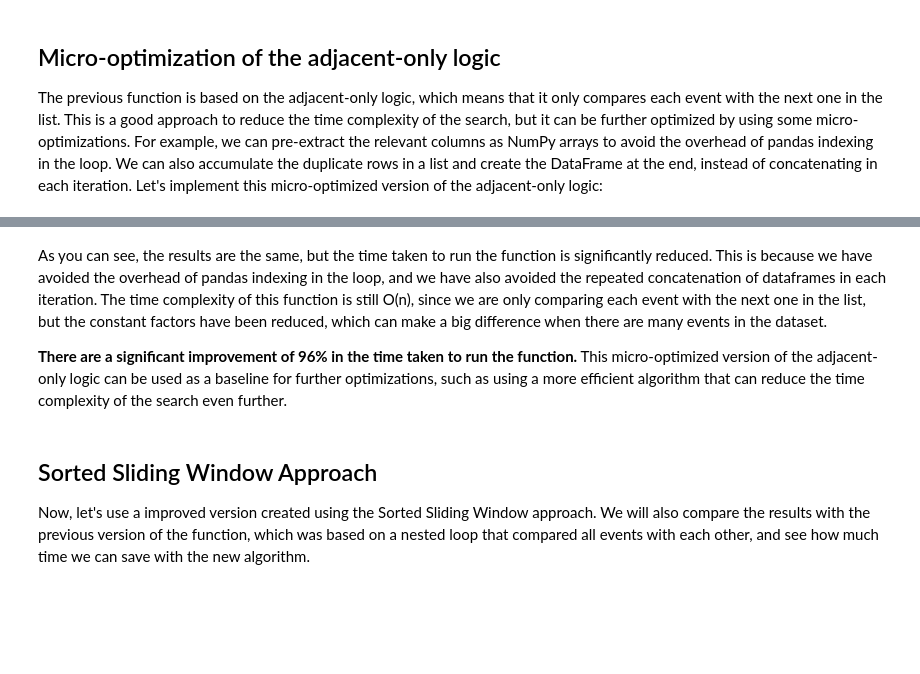
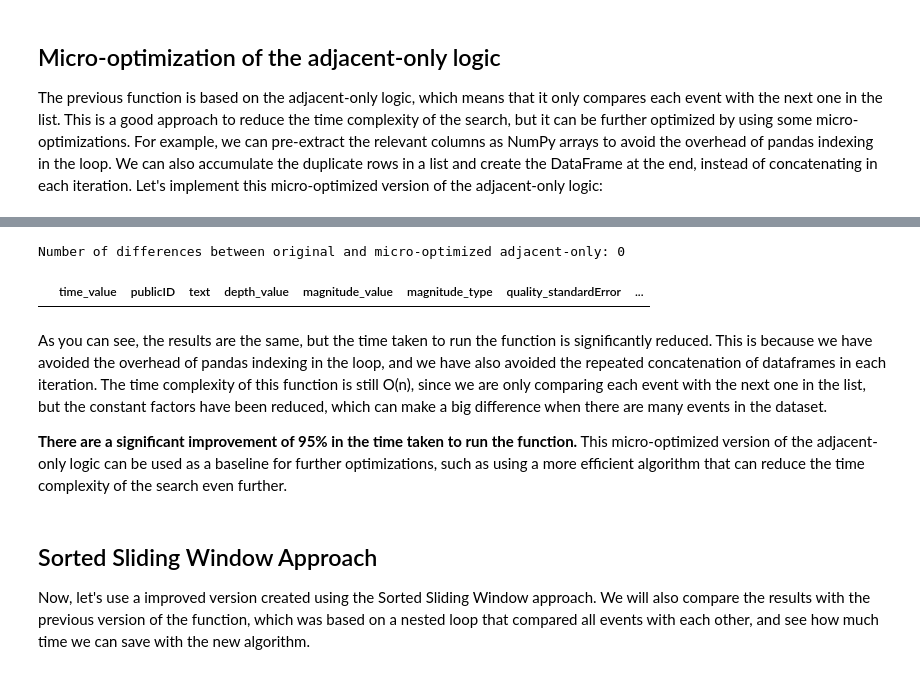
Before and after one commit to KenethGarcia/Revision_Sismicidad_SGC, a Jupyter notebook: notebooks/Testing_Queries_6comp6.ipynb, the cells around one changed output, grey strips where cells are left out. Cells and saved outputs as stored; diff of their text form; code cells hidden in the pictures; blank space fills up the shorter version.

```diff
--- a/notebooks/Testing_Queries_6comp6.ipynb
+++ b/notebooks/Testing_Queries_6comp6.ipynb
@@ -221,7 +202,7 @@ def check_duplicates(
     duplicates = pd.DataFrame()
 
     # Loop over al earthquakes, ordered by time
-    for i in trange(len(selections) - 1, desc="Checking duplicates", unit="event", leave=False):
+    for i in trange(len(selections) - 1, desc="Checking duplicates", unit=" events", leave=False):
         event1 = selections.iloc[i]  # Take the i-esim event on the list
         event2 = selections.iloc[i + 1]  # Compared to the next event
 
@@ -294,23 +275,18 @@ def check_duplicates_adjacent(events: pd.DataFrame) -> pd.DataFrame:
 
     dup_rows = []  # Accumulate rows here, build DF once at the end
 
-    for i in range(len(selections) - 1):
+    for i in trange(len(selections) - 1, desc="Checking duplicates", unit=" events", leave=False):
         # Time check using numpy (faster than .total_seconds() on Timedelta)
         if abs(times[i + 1] - times[i]) <= TIME_WINDOW:
-            distance = hs.haversine(
-                (lats[i],     lons[i]),
-                (lats[i + 1], lons[i + 1])
-            )
+            distance = hs.haversine((lats[i], lons[i]), (lats[i + 1], lons[i + 1]))
             if distance <= DIST_THRESHOLD:
                 row_i = selections.iloc[i][columns].copy()
                 row_i['Observations'] = f'Possible duplicate event of {ids[i + 1]}'
-
                 row_j = selections.iloc[i + 1][columns].copy()
                 row_j['Observations'] = f'Possible duplicate event of {ids[i]}'
-
                 dup_rows.extend([row_i, row_j])
 
-    # Single concat — no repeated copying
+    # Concat duplicates to one single Dataframe
     if dup_rows:
         duplicates = pd.DataFrame(dup_rows, columns=columns + ['Observations']).reset_index(drop=True)
     else:
@@ -337,7 +313,15 @@ Number of duplicates found with micro-optimized adjacent-only: 94
+# %%
+# Find differences between the two results
+differences = pd.concat([duplicates_previous, duplicates_adjacent, duplicates_adjacent]).drop_duplicates(keep=False)
+print(f"Number of differences between original and micro-optimized adjacent-only: {len(differences)}")
+differences
+# %% [output]
+Number of differences between original and micro-optimized adjacent-only: 0
+|  | time_value | publicID | text | depth_value | magnitude_value | magnitude_type | quality_standardError | ... |
 # %% [markdown]
 As you can see, the results are the same, but the time taken to run the function is significantly reduced. This is because we have avoided the overhead of pandas indexing in the loop, and we have also avoided the repeated concatenation of dataframes in each iteration. The time complexity of this function is still O(n), since we are only comparing each event with the next one in the list, but the constant factors have been reduced, which can make a big difference when there are many events in the dataset.
 
-**There are a significant improvement of 96% in the time taken to run the function.** This micro-optimized version of the adjacent-only logic can be used as a baseline for further optimizations, such as using a more efficient algorithm that can reduce the time complexity of the search even further.
+**There are a significant improvement of 95% in the time taken to run the function.** This micro-optimized version of the adjacent-only logic can be used as a baseline for further optimizations, such as using a more efficient algorithm that can reduce the time complexity of the search even further.
 # %% [markdown]
 ## Sorted Sliding Window Approach
 
```
Also changed, not shown: parts of 16 cells of this notebook, 1 other file.
